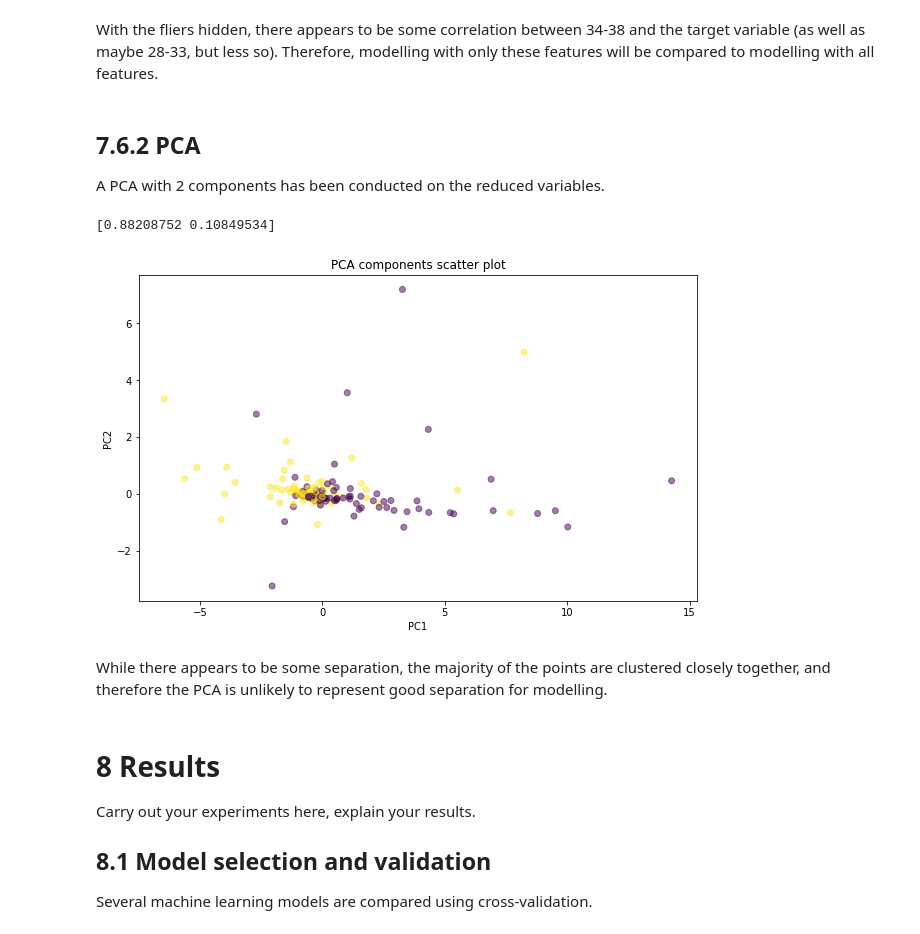
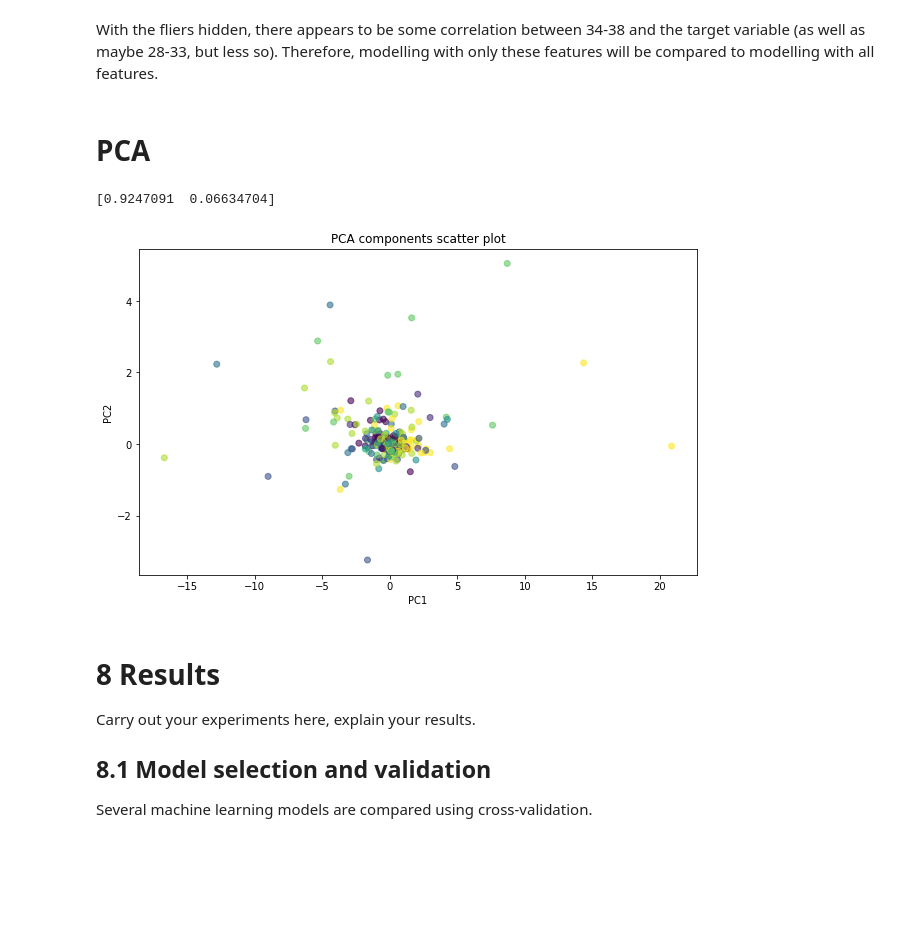
Before and after one commit to nanna273/MLEndLS_AB, a Jupyter notebook: ECS7020P_miniproject_advanced.ipynb, the cells around one changed output. Cells and saved outputs as stored; diff of their text form; code cells hidden in the pictures; blank space fills up the shorter version.

```diff
--- a/ECS7020P_miniproject_advanced.ipynb
+++ b/ECS7020P_miniproject_advanced.ipynb
@@ -557,0 +572,7 @@ y = df_unscaled.pop('indoor')
+# %%
+from sklearn.preprocessing import OrdinalEncoder
+area_spot = np.array([[MLEndLS_df_a.loc[file, 'area_spot']] for file in fileID])
+encoder = OrdinalEncoder()
+area_spot = encoder.fit_transform(area_spot)
+df_unscaled['area_spot'] = area_spot
+df_unscaled['area_spot']
@@ -558,6 +592,6 @@ y = df_unscaled.pop('indoor')
 # %%
 X = np.array(df_unscaled)
 
-X_train, X_test, y_train, y_test = train_test_split(X,y,test_size=0.2)
+X_train, X_test, y_train, y_test = train_test_split(X,y,test_size=0.2, stratify=y)
 X_train.shape, X_test.shape, y_train.shape, y_test.shape
 # %% [output]
@@ -565,3 +599,6 @@ X_train.shape, X_test.shape, y_train.shape, y_test.shape
+# %%
+area_spot_train = X_train[:, -1]
+X_train = X_train[:, :-1]
 # %% [markdown]
 ### 7.6.2 Visualisations for feature reductions
 
@@ -588,32 +625,30 @@ for i in range(48):
 # %% [markdown]
 With the fliers hidden, there appears to be some correlation between 34-38 and the target variable (as well as maybe 28-33, but less so). Therefore, modelling with only these features will be compared to modelling with all features.
-# %% [markdown]
-## 7.6.2 PCA
-
-A PCA with 2 components has been conducted on the reduced variables.
+# %% [markdown]
+# PCA
 # %%
+
+#MLEndLS_df_a.loc[MLEndLS_df_a.index.isin(fileID)]
 sc = StandardScaler()
-X_scaled = sc.fit_transform(X_train.T[34:39].T)
+X_scaled = sc.fit_transform(X_train[:, 34:39])
 pca = PCA(n_components=2)
 pca = pca.fit(X_scaled)
 print(pca.explained_variance_ratio_)
 pca = pca.transform(X_scaled)
 # %% [output]
-[0.88208752 0.10849534]
+[0.9247091  0.06634704]
 # %%
 df_pca = pd.DataFrame(data=pca, columns=['PC1', 'PC2'])
 # %%
 fig = plt.figure(figsize=(10,6))
 ax = fig.add_subplot()
-p = ax.scatter(df_pca.PC1, df_pca.PC2,c=y_train.values, alpha=0.5)
+p = ax.scatter(df_pca.PC1, df_pca.PC2,c=area_spot_train, alpha=0.6)
 ax.set_title('PCA components scatter plot')
 ax.set_xlabel('PC1')
 ax.set_ylabel('PC2')
 plt.show()
 # %% [output]
-[figure, old version]
+[figure, new version]
-# %% [markdown]
-While there appears to be some separation, the majority of the points are clustered closely together, and therefore the PCA is unlikely to represent good separation for modelling.
 # %% [markdown]
 # 8 Results
 
```
Also changed, not shown: parts of 30 cells of this notebook.
